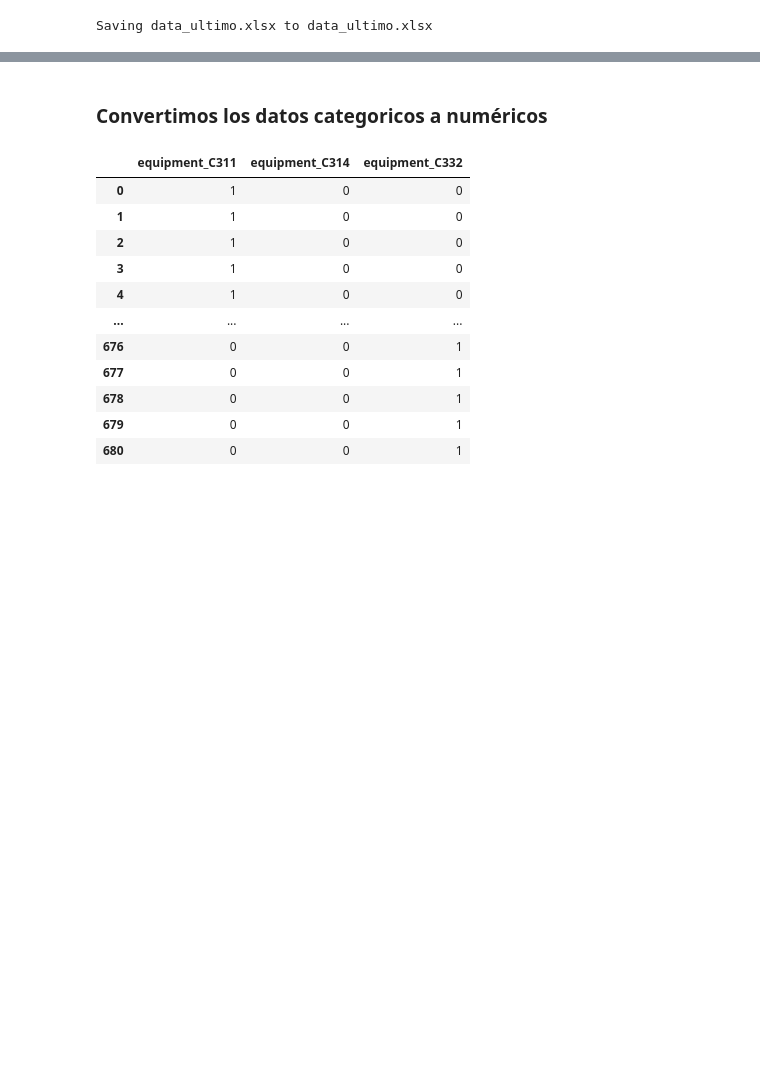
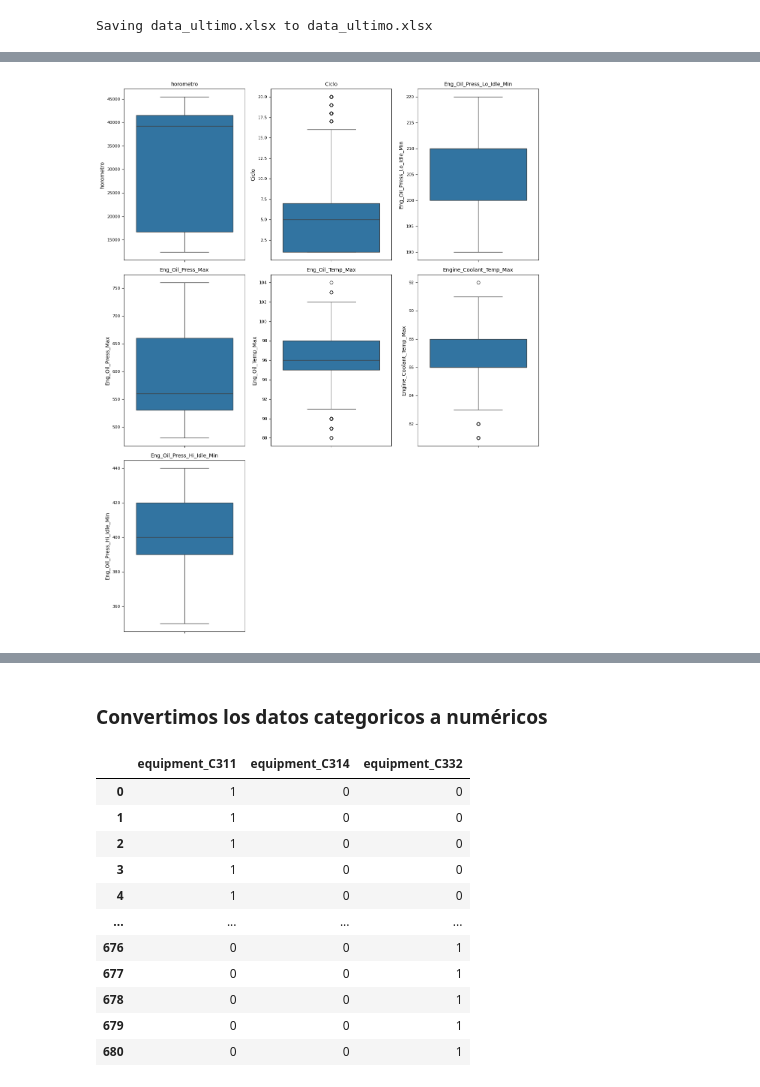
Before and after one commit to ETorresSacha/Prediccion-RULL, a Jupyter notebook: analisis_datos_reto.ipynb, the cells around one changed output, grey strips where cells are left out. Saved outputs shown, nothing was run; the diff lists cells and outputs as text; code cells hidden in the pictures; blank space fills up the shorter version.

```diff
--- a/analisis_datos_reto.ipynb
+++ b/analisis_datos_reto.ipynb
@@ -42,5 +39,3 @@ data = pd.read_excel(io.BytesIO(uploaded['data_ultimo.xlsx']))
-# %%
-data = pd.read_excel(io.BytesIO(uploaded['rul_potenciaa (1).xlsx']))
 # %%
 # vamos a crear los ciclos por cada equipo
 
@@ -284,4 +136,35 @@ correlacion
 dtype: float64
+# %%
+import matplotlib.pyplot as plt
+import seaborn as sns
+import math
+
+# Columnas de interés (excluyendo la target RUL_Horas)
+cols = ['horometro','Ciclo','Eng_Oil_Press_Lo_Idle_Min','Eng_Oil_Press_Max','Eng_Oil_Temp_Max','Engine_Coolant_Temp_Max','Eng_Oil_Press_Hi_Idle_Min']
+
+# Definir cantidad de filas (4 gráficos por fila)
+n_cols = 3
+n_rows = math.ceil(len(cols) / n_cols)
+
+fig, axes = plt.subplots(n_rows, n_cols, figsize=(4*n_cols, 5*n_rows))
+
+# Aplanar los ejes (para recorrerlos fácilmente)
+axes = axes.flatten()
+
+# Graficar cada variable en su subplot
+for i, col in enumerate(cols):
+    sns.boxplot(y=data[col], ax=axes[i])
+    axes[i].set_title(col, fontsize=10)
+    axes[i].tick_params(axis='y', labelsize=8)
+
+# Eliminar los ejes vacíos si sobran
+for j in range(len(cols), len(axes)):
+    fig.delaxes(axes[j])
+
+plt.tight_layout()
+plt.show()
+# %% [output]
+[figure, added]
 # %%
 # Informacion de los datos
 data.info()
```
Also changed, not shown: parts of 111 cells of this notebook.
